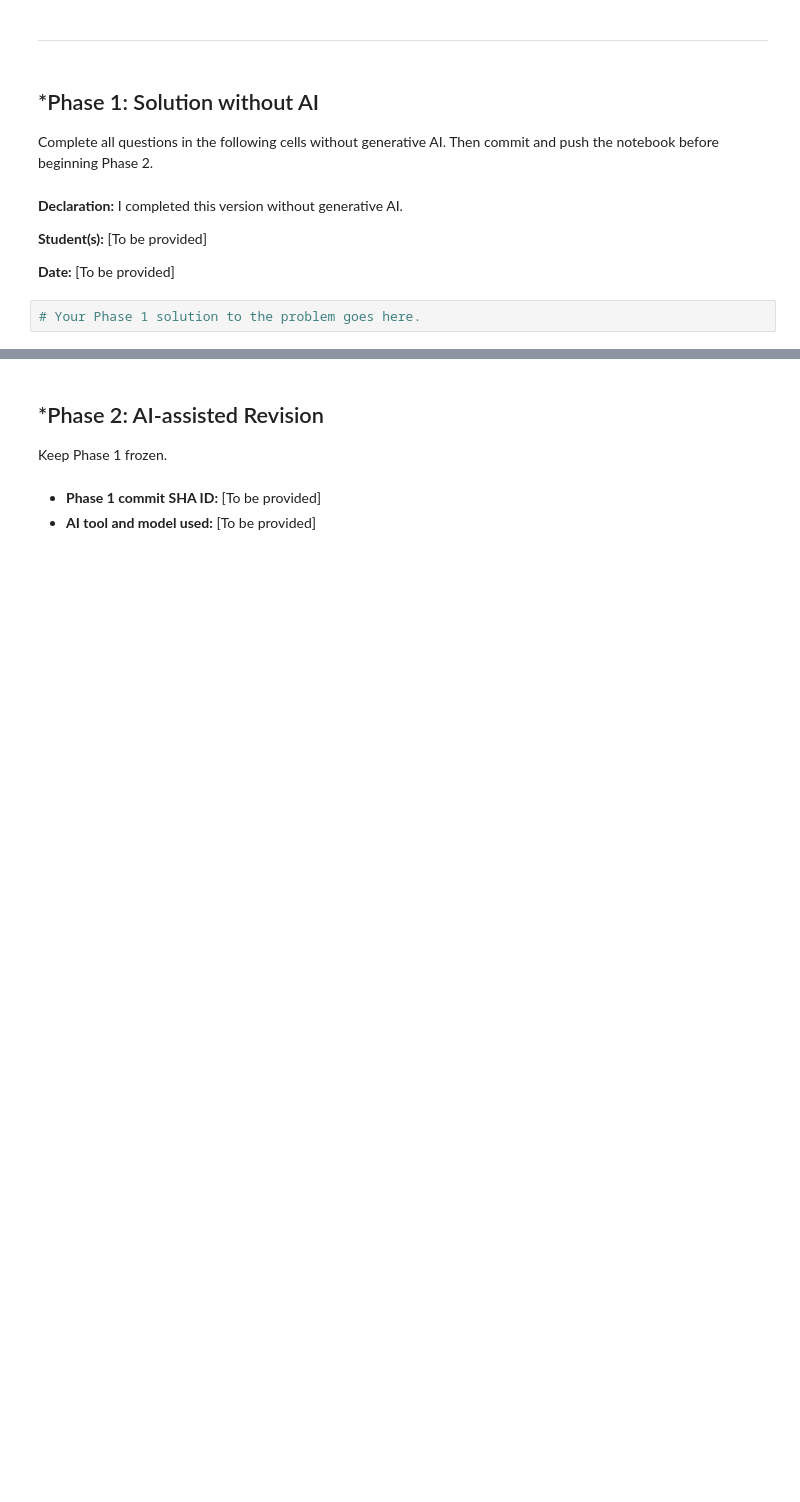
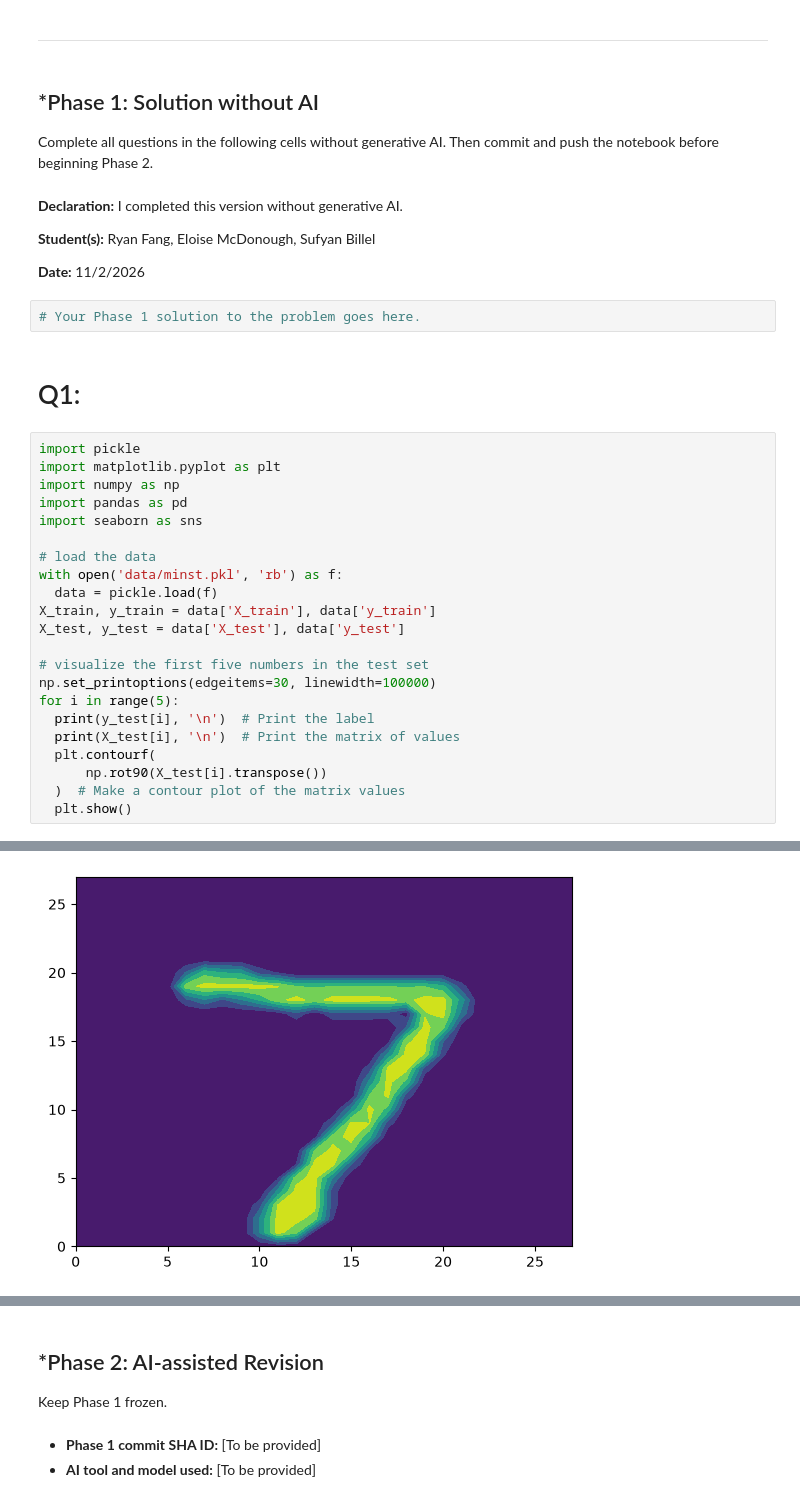
Before and after one commit to Brustachio/L01-cv, a Jupyter notebook: notebook.ipynb, the cells around one changed output, grey strips where cells are left out. Drawn from its saved outputs; the diff is of its cells as text; blank space fills up the shorter version.

```diff
--- a/notebook.ipynb
+++ b/notebook.ipynb
@@ -40,8 +40,33 @@ notebook before beginning Phase 2.
 # %% [markdown]
 **Declaration:** I completed this version without generative AI.
 
-**Student(s):** [To be provided]
+**Student(s):** Ryan Fang, Eloise McDonough, Sufyan Billel
 
-**Date:** [To be provided]
+**Date:** 11/2/2026
 # %%
 # Your Phase 1 solution to the problem goes here.
+# %% [markdown]
+# Q1:
+# %%
+import pickle
+import matplotlib.pyplot as plt
+import numpy as np
+import pandas as pd
+import seaborn as sns
+
+# load the data
+with open('data/minst.pkl', 'rb') as f:
+  data = pickle.load(f)
+X_train, y_train = data['X_train'], data['y_train']
+X_test, y_test = data['X_test'], data['y_test']
+
+# visualize the first five numbers in the test set
+np.set_printoptions(edgeitems=30, linewidth=100000)
+for i in range(5):
+  print(y_test[i], '\n')  # Print the label
+  print(X_test[i], '\n')  # Print the matrix of values
+  plt.contourf(
+      np.rot90(X_test[i].transpose())
+  )  # Make a contour plot of the matrix values
+  plt.show()
+# %% [output]
@@ -47,0 +90 @@ notebook before beginning Phase 2.
+[figure, added]
```
Also changed, not shown: parts of 19 cells of this notebook.
